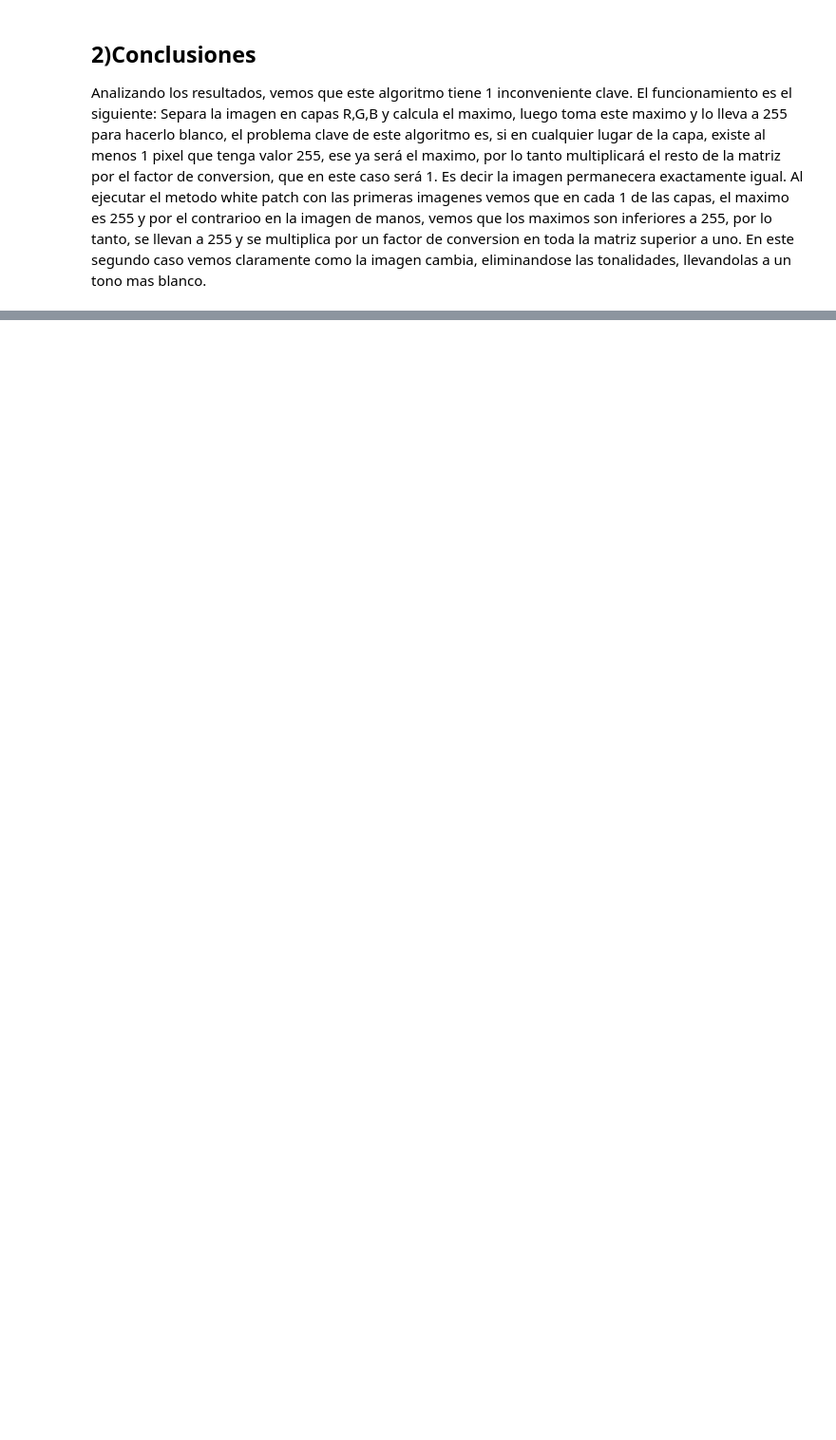
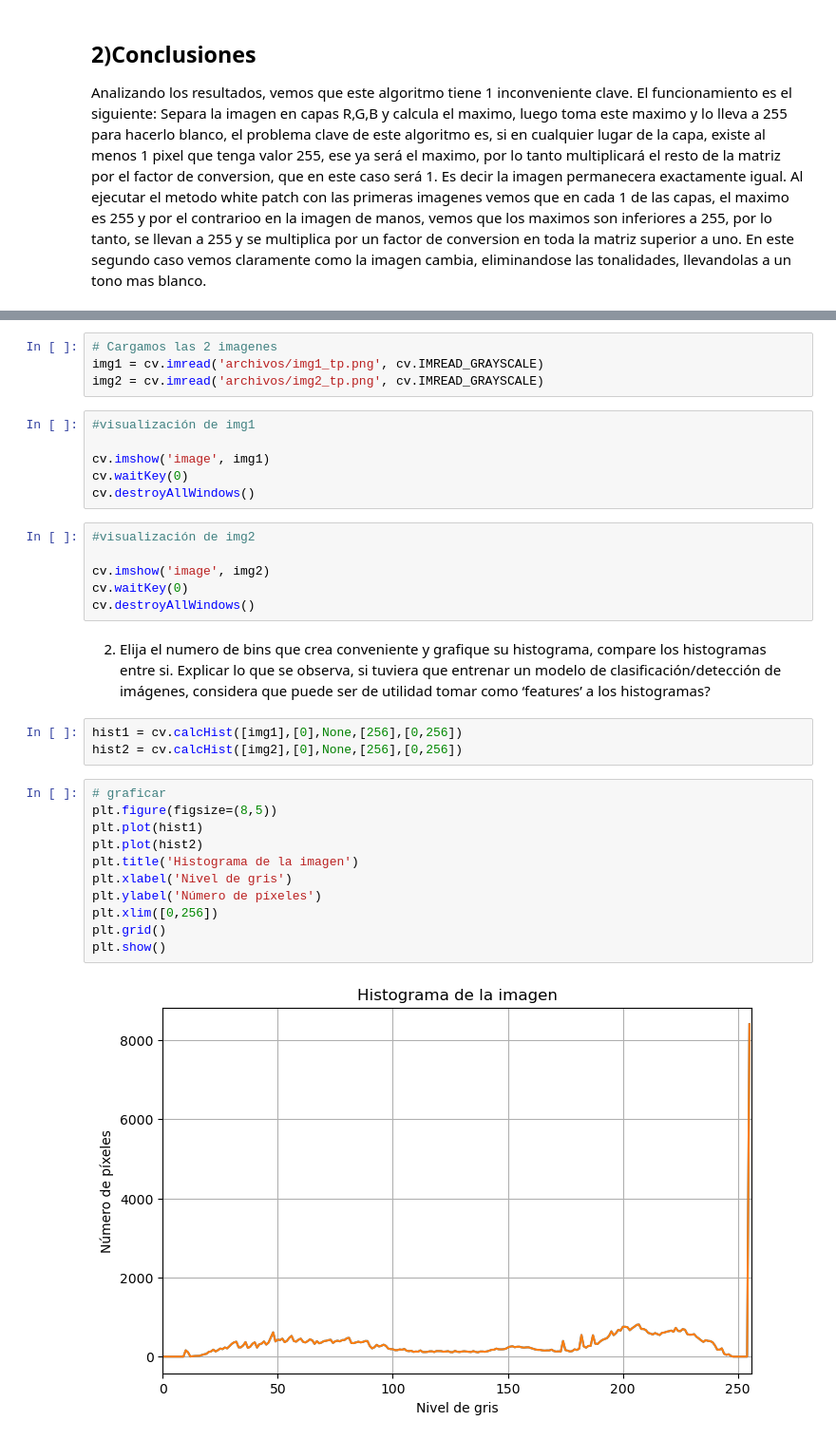
Before and after one commit to JoseMix/VC1, a Jupyter notebook: TP1/TP1.ipynb, the cells around one changed output, grey strips where cells are left out. Shown at 95% size. Drawn from its saved outputs; the diff is of its cells as text; blank space fills up the shorter version.

```diff
--- a/TP1/TP1.ipynb
+++ b/TP1/TP1.ipynb
@@ -89,0 +111,34 @@ En este segundo caso vemos claramente como la imagen cambia, eliminandose las to
+# %%
+# Cargamos las 2 imagenes
+img1 = cv.imread('archivos/img1_tp.png', cv.IMREAD_GRAYSCALE)
+img2 = cv.imread('archivos/img2_tp.png', cv.IMREAD_GRAYSCALE)
+# %%
+#visualización de img1
+
+cv.imshow('image', img1)
+cv.waitKey(0)
+cv.destroyAllWindows()
+# %%
+#visualización de img2
+
+cv.imshow('image', img2)
+cv.waitKey(0)
+cv.destroyAllWindows()
+# %% [markdown]
+2. Elija el numero de bins que crea conveniente y grafique su histograma, compare los histogramas entre si. Explicar lo que se observa, si tuviera que entrenar un modelo de clasificación/detección de imágenes, considera que puede ser de utilidad tomar como ‘features’ a los histogramas?
+# %%
+hist1 = cv.calcHist([img1],[0],None,[256],[0,256])
+hist2 = cv.calcHist([img2],[0],None,[256],[0,256])
+# %%
+# graficar
+plt.figure(figsize=(8,5))
+plt.plot(hist1)
+plt.plot(hist2)
+plt.title('Histograma de la imagen')
+plt.xlabel('Nivel de gris')
+plt.ylabel('Número de píxeles')
+plt.xlim([0,256])
+plt.grid()
+plt.show()
+# %% [output]
+[figure, added]
```
Also changed, not shown: parts of 10 cells of this notebook.
